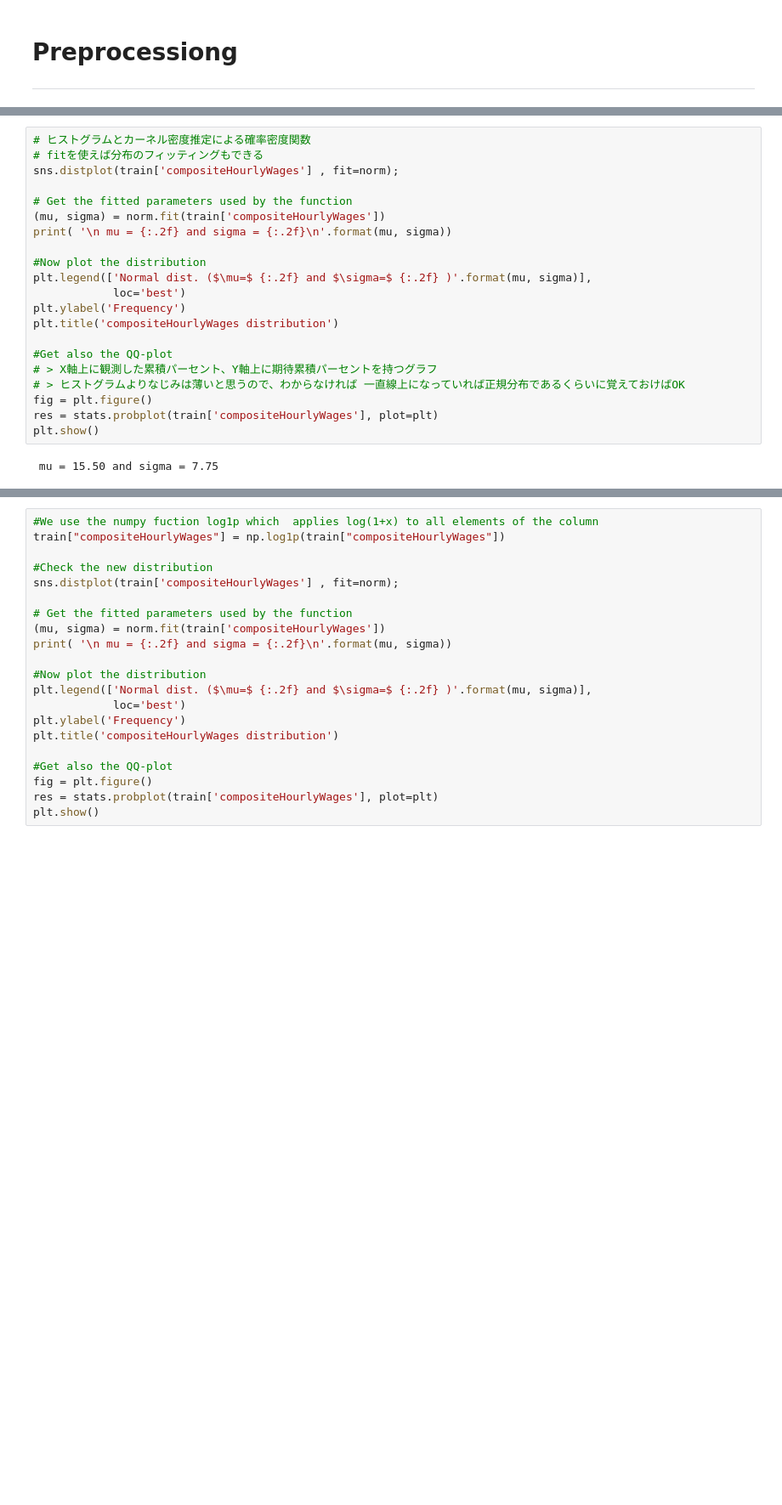
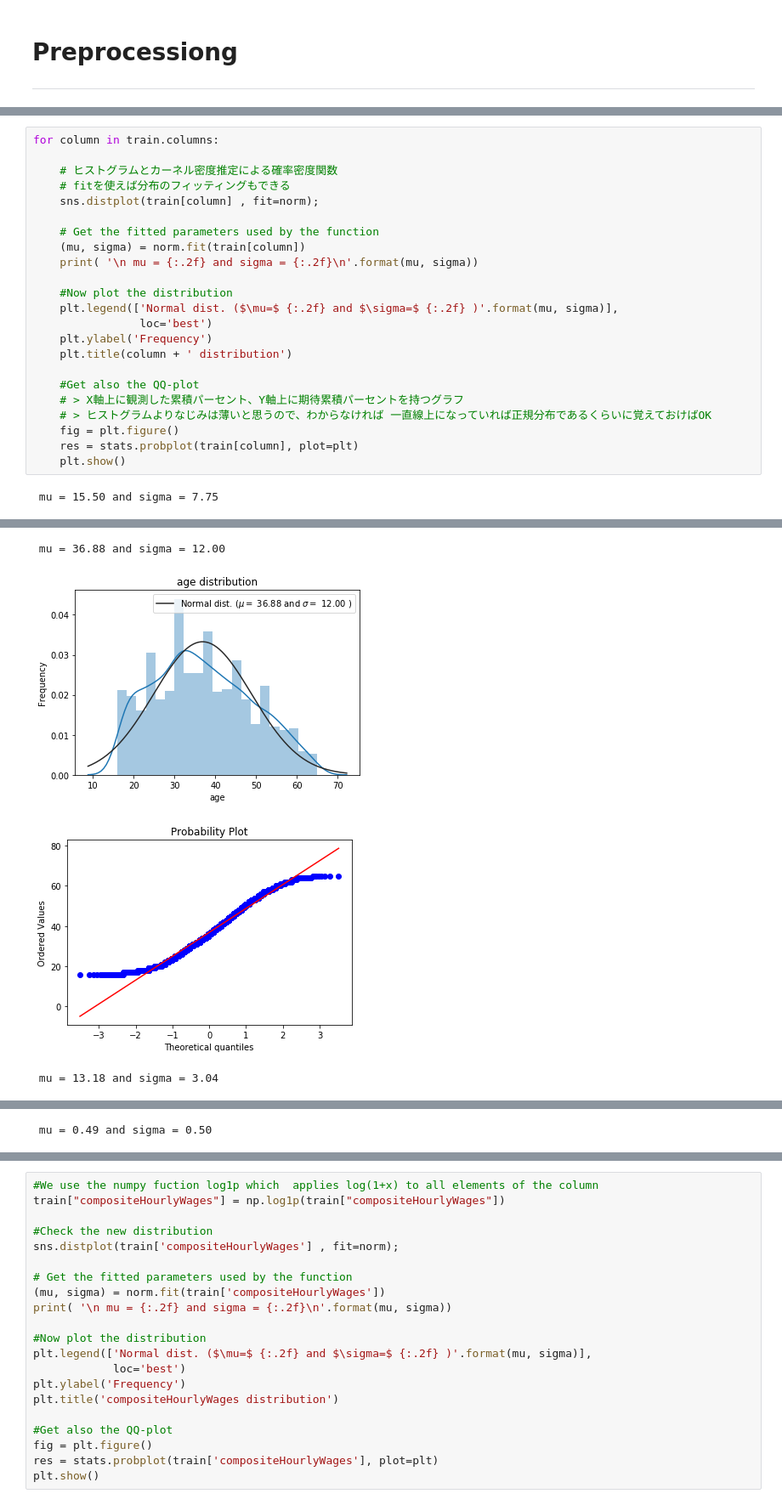
Before and after one commit to zhilangtaosha/ml, a Jupyter notebook: kaggle/03_predict_hourly_wage/rs_predict_hourly_wage_v04_xgb_log.ipynb, the cells around one changed output, grey strips where cells are left out. Shown: that part at 85% size. Cells and saved outputs as stored; diff of their text form; blank space fills up the shorter version.

```diff
--- a/kaggle/03_predict_hourly_wage/rs_predict_hourly_wage_v04_xgb_log.ipynb
+++ b/kaggle/03_predict_hourly_wage/rs_predict_hourly_wage_v04_xgb_log.ipynb
@@ -18,25 +22,31 @@ test = pd.read_csv("../../../mltestdata/03_predict_hourly_wage/Income_testing.cs
 # %%
-# ヒストグラムとカーネル密度推定による確率密度関数
-# fitを使えば分布のフィッティングもできる
-sns.distplot(train['compositeHourlyWages'] , fit=norm);
+for column in train.columns:
 
-# Get the fitted parameters used by the function
-(mu, sigma) = norm.fit(train['compositeHourlyWages'])
-print( '\n mu = {:.2f} and sigma = {:.2f}\n'.format(mu, sigma))
+    # ヒストグラムとカーネル密度推定による確率密度関数
+    # fitを使えば分布のフィッティングもできる
+    sns.distplot(train[column] , fit=norm);
 
-#Now plot the distribution
-plt.legend(['Normal dist. ($\mu=$ {:.2f} and $\sigma=$ {:.2f} )'.format(mu, sigma)],
-            loc='best')
-plt.ylabel('Frequency')
-plt.title('compositeHourlyWages distribution')
+    # Get the fitted parameters used by the function
+    (mu, sigma) = norm.fit(train[column])
+    print( '\n mu = {:.2f} and sigma = {:.2f}\n'.format(mu, sigma))
 
-#Get also the QQ-plot
-# > X軸上に観測した累積パーセント、Y軸上に期待累積パーセントを持つグラフ
-# > ヒストグラムよりなじみは薄いと思うので、わからなければ 一直線上になっていれば正規分布であるくらいに覚えておけばOK
-fig = plt.figure()
-res = stats.probplot(train['compositeHourlyWages'], plot=plt)
-plt.show()
+    #Now plot the distribution
+    plt.legend(['Normal dist. ($\mu=$ {:.2f} and $\sigma=$ {:.2f} )'.format(mu, sigma)],
+                loc='best')
+    plt.ylabel('Frequency')
+    plt.title(column + ' distribution')
+
+    #Get also the QQ-plot
+    # > X軸上に観測した累積パーセント、Y軸上に期待累積パーセントを持つグラフ
+    # > ヒストグラムよりなじみは薄いと思うので、わからなければ 一直線上になっていれば正規分布であるくらいに覚えておけばOK
+    fig = plt.figure()
+    res = stats.probplot(train[column], plot=plt)
+    plt.show()
 # %% [output]
  mu = 15.50 and sigma = 7.75
 [figure]
 [figure]
+ mu = 36.88 and sigma = 12.00
+[figure, added]
+[figure, added]
+ mu = 13.18 and sigma = 3.04
@@ -42,0 +55 @@ plt.show()
+ mu = 0.49 and sigma = 0.50
```
Also changed, not shown: parts of 4 cells of this notebook, 19 other files.
